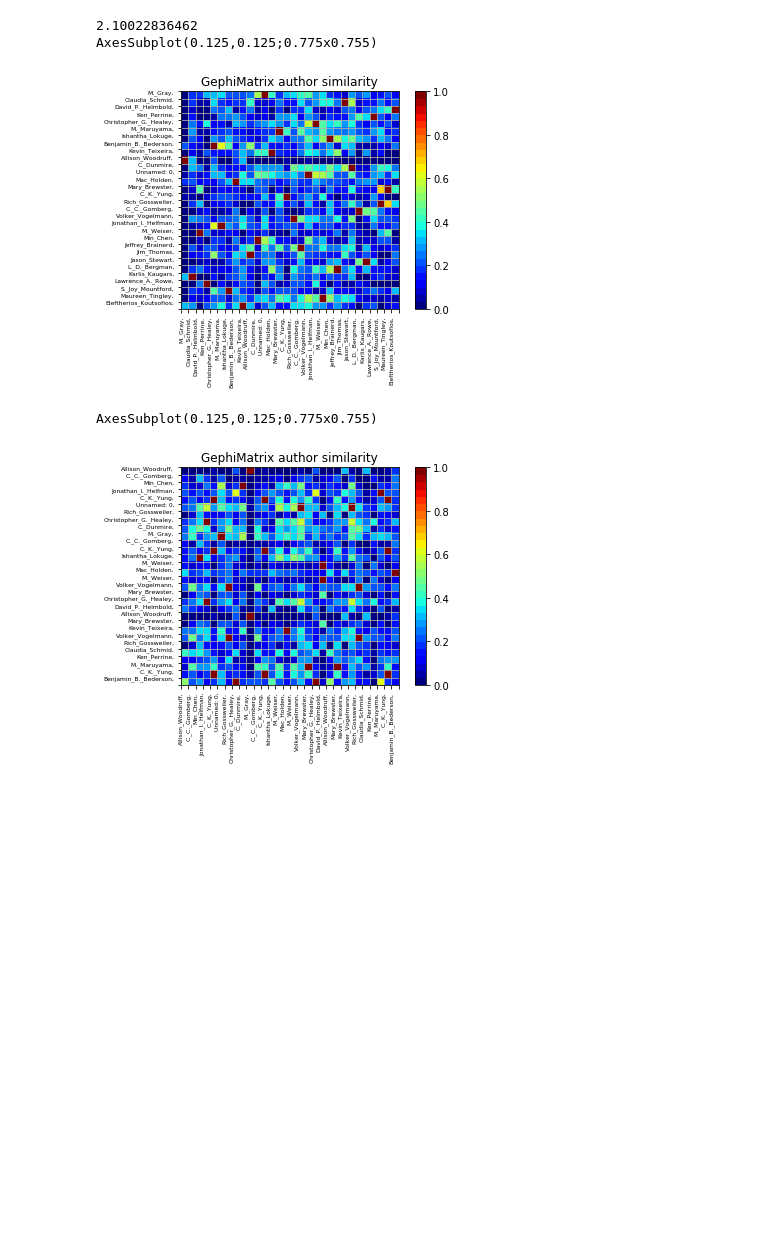
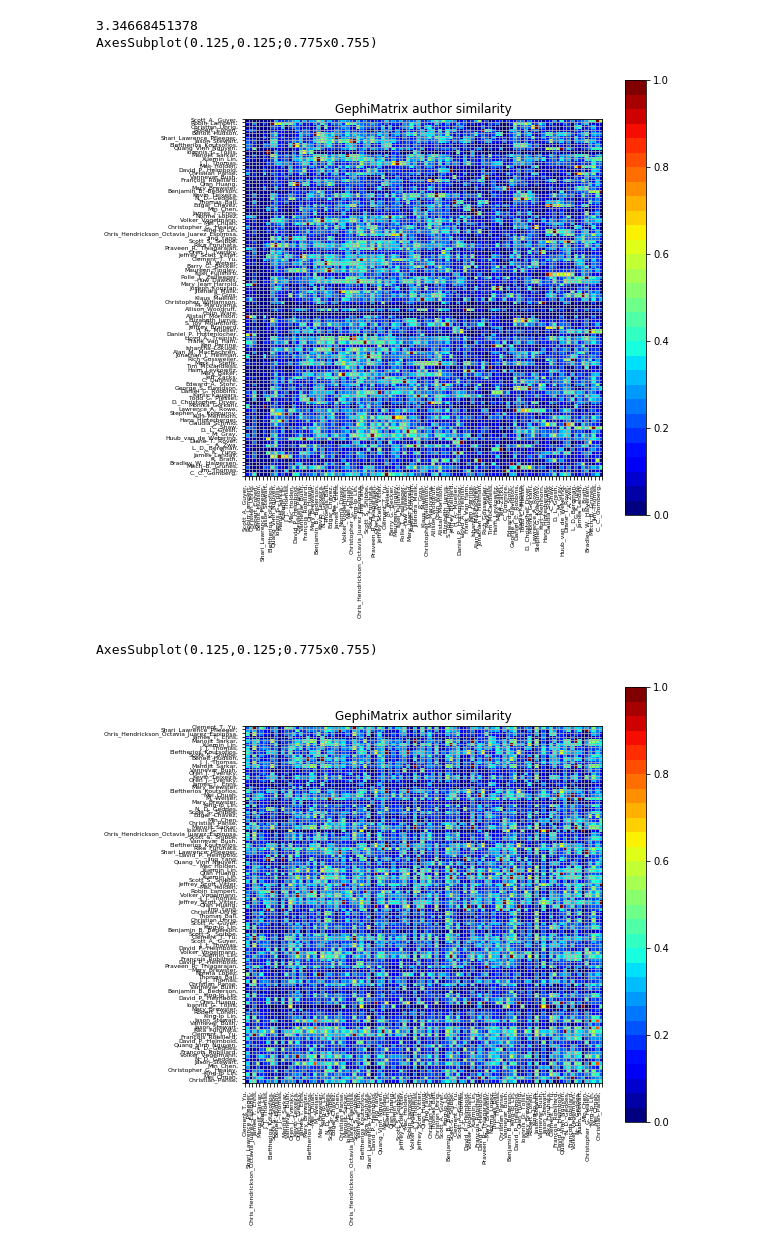
Before and after one commit to Biggyboomy/2IOA0Group1, a Jupyter notebook: Ajacency+matrix+good!.ipynb, the cells around one changed output. Drawn from its saved outputs; the diff is of its cells as text; code cells hidden in the pictures; blank space fills up the shorter version.

```diff
--- a/Ajacency+matrix+good!.ipynb
+++ b/Ajacency+matrix+good!.ipynb
@@ -2,6 +2,7 @@
 import matplotlib
 import numpy as np
 import matplotlib.pyplot as plt
+import scipy.cluster.hierarchy as spc
 %matplotlib inline
 
 from pandas import DataFrame, read_csv
@@ -12,8 +13,7 @@ def plotdf(df):
     # plots dataframe
     from matplotlib import pyplot as plt
     from matplotlib import cm as cm
-
-    fig = plt.figure()
+    fig = plt.figure(figsize = (8,8))
     ax1 = fig.add_subplot(111)
     print(ax1)
     cmap = cm.get_cmap('jet', 30)
@@ -35,49 +35,50 @@ def plotdf(df):
 
 # Read file into a Pandas dataframe
 f = "C:/Users/s165698/.jupyter/GephiMatrix_author_similarity.csv"
-df = read_csv(f, sep=';', header = 0, index_col = 0)
-
+df = read_csv(f, sep=';', header = 0, index_col = False)
+df = df.set_index("Unnamed: 0")
+#print(df)
 # Reduce problem size for test purposes
-n=30
+n=100
 df = df.iloc[:n,:n]
 #print(df)
 #print(df.shape)
 
 # Compute correlations
 #corr = df.corr().values
 
 # determine clusters
 #dissimilarity = 1 - np.abs(corr)
 #hierarchy = linkage(squareform(dissimilarity), method='average')
 #dissimilarity = 1 - np.abs(corr)
 pdist = spc.distance.pdist(df)
 print(pdist.max())
 #meth='single'
-#meth='complete'
-meth='average'
+meth='complete'
+#meth='average'
 #meth='weighted'
 #meth='centroid'
-hierarchy = linkage(pdist, method=meth)
+hierarchy = spc.linkage(pdist, method=meth)
 #crit='inconsistent'
 crit='distance'
 #crit='maxclust'
-index = fcluster(hierarchy, 0.5*pdist.max(), criterion=crit)
+index = spc.fcluster(hierarchy, 0.5*pdist.max(), criterion=crit)
 
 columns = [df.columns.tolist()[i] for i in list(np.argsort(index))]
 df = df.reindex_axis(columns, axis=1)
 
 #print(labels)
 #print(df.iloc[labels-1])
 
 # plot sorted dataframe
 plotdf(df)
 plotdf(df.iloc[index-1, index-1])
 # %% [output]
-2.10022836462
+3.34668451378
 AxesSubplot(0.125,0.125;0.775x0.755)
-[figure, old version]
+[figure, new version]
 AxesSubplot(0.125,0.125;0.775x0.755)
-[figure, old version]
+[figure, new version]
 # %%
 import pandas as pd
 import scipy.cluster.hierarchy as spc
```
Also changed, not shown: parts of 3 cells of this notebook.
